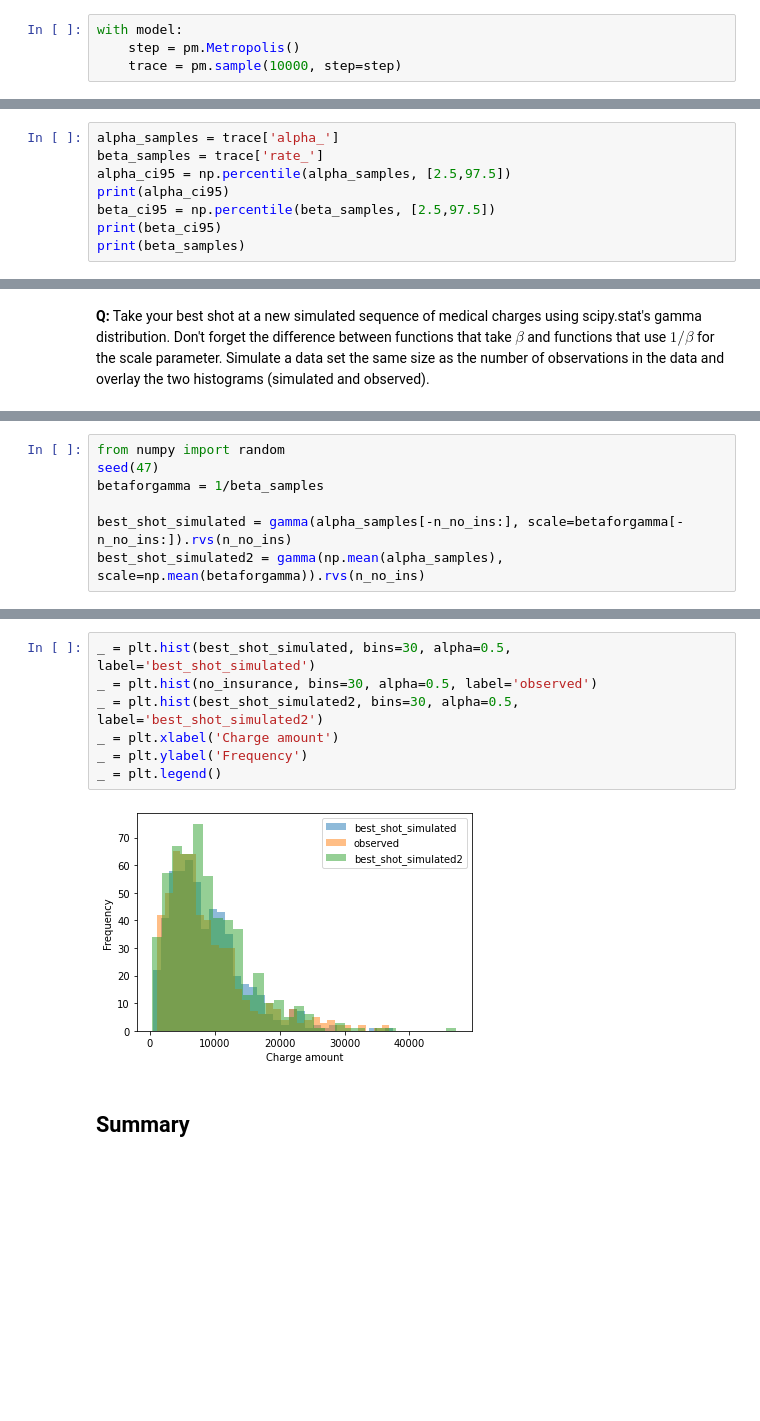
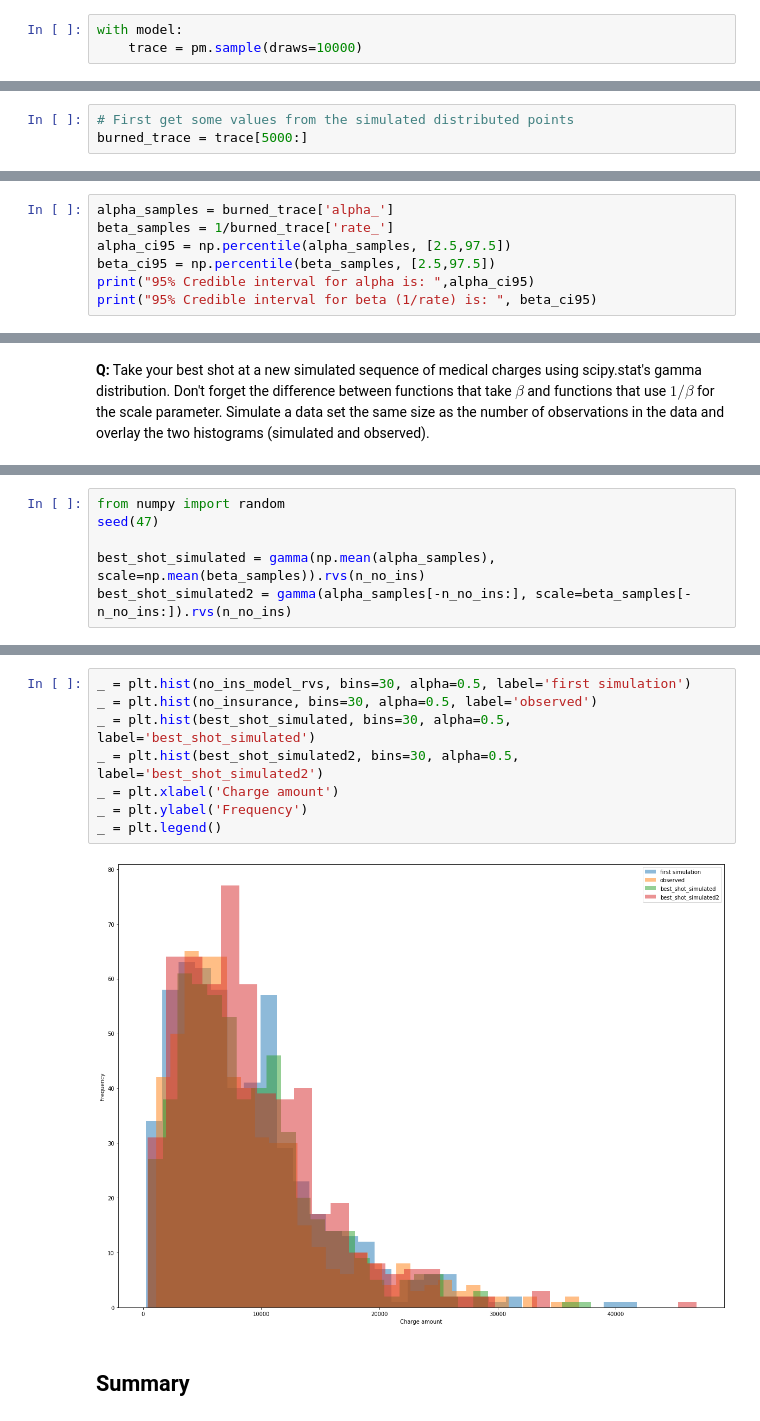
Before and after one commit to lelliott-geo/Springboard-Data-Prep, a Jupyter notebook: inferential_statistics_3-Q.ipynb, the cells around one changed output, grey strips where cells are left out. Saved outputs shown, nothing was run; the diff lists cells and outputs as text; blank space fills up the shorter version.

```diff
--- a/inferential_statistics_3-Q.ipynb
+++ b/inferential_statistics_3-Q.ipynb
@@ -137,6 +136,5 @@ with pm.Model() as model:
 pm.Gamma??
 # %%
 with model:
-    step = pm.Metropolis()
-    trace = pm.sample(10000, step=step)
+    trace = pm.sample(draws=10000)
 # %% [output]
@@ -157,0 +155,3 @@ __A:__Compared to the observed results, the posterior values appear reasonable a
+# %%
+# First get some values from the simulated distributed points
+burned_trace = trace[5000:]
@@ -158,9 +168,8 @@ __A:__Compared to the observed results, the posterior values appear reasonable a
 # %%
-alpha_samples = trace['alpha_']
-beta_samples = trace['rate_']
+alpha_samples = burned_trace['alpha_']
+beta_samples = 1/burned_trace['rate_']
 alpha_ci95 = np.percentile(alpha_samples, [2.5,97.5])
-print(alpha_ci95)
 beta_ci95 = np.percentile(beta_samples, [2.5,97.5])
-print(beta_ci95)
-print(beta_samples)
+print("95% Credible interval for alpha is: ",alpha_ci95)
+print("95% Credible interval for beta (1/rate) is: ", beta_ci95)
 # %% [output]
@@ -238,7 +255,6 @@ __A:__I prefer the answer I get when I use the posterior  samples from the bayes
 # %%
 from numpy import random
 seed(47)
-betaforgamma = 1/beta_samples
 
-best_shot_simulated = gamma(alpha_samples[-n_no_ins:], scale=betaforgamma[-n_no_ins:]).rvs(n_no_ins)
-best_shot_simulated2 = gamma(np.mean(alpha_samples), scale=np.mean(betaforgamma)).rvs(n_no_ins)
+best_shot_simulated = gamma(np.mean(alpha_samples), scale=np.mean(beta_samples)).rvs(n_no_ins)
+best_shot_simulated2 = gamma(alpha_samples[-n_no_ins:], scale=beta_samples[-n_no_ins:]).rvs(n_no_ins)
@@ -245,12 +281,13 @@ best_shot_simulated2 = gamma(np.mean(alpha_samples), scale=np.mean(betaforgamma)
 # %%
+_ = plt.hist(no_ins_model_rvs, bins=30, alpha=0.5, label='first simulation')
+_ = plt.hist(no_insurance, bins=30, alpha=0.5, label='observed')
 _ = plt.hist(best_shot_simulated, bins=30, alpha=0.5, label='best_shot_simulated')
-_ = plt.hist(no_insurance, bins=30, alpha=0.5, label='observed')
 _ = plt.hist(best_shot_simulated2, bins=30, alpha=0.5, label='best_shot_simulated2')
 _ = plt.xlabel('Charge amount')
 _ = plt.ylabel('Frequency')
 _ = plt.legend()
 # %% [output]
-[figure, old version]
+[figure, new version]
 # %% [markdown]
 ## Summary
 # %% [markdown]
```
Also changed, not shown: parts of 20 cells of this notebook.
